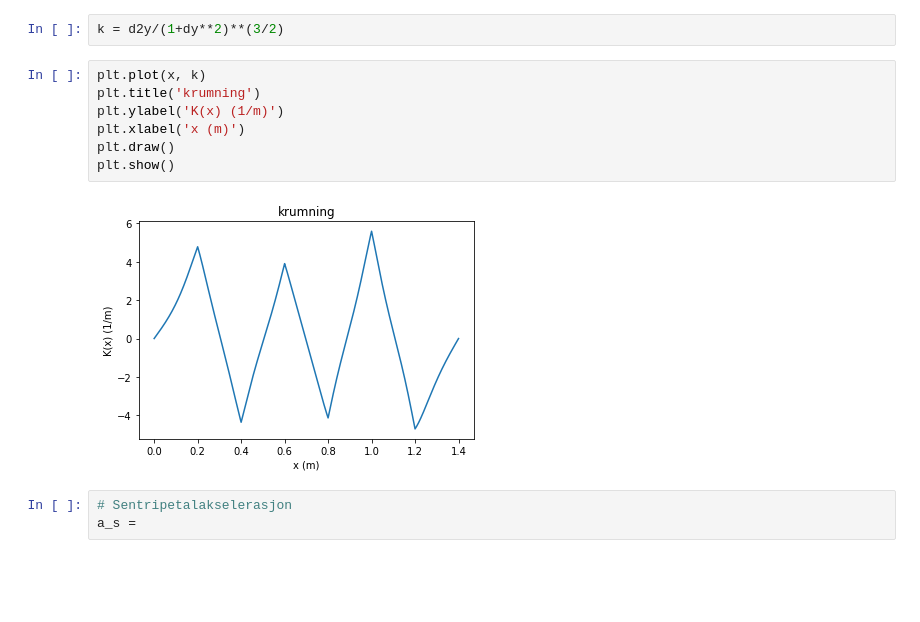
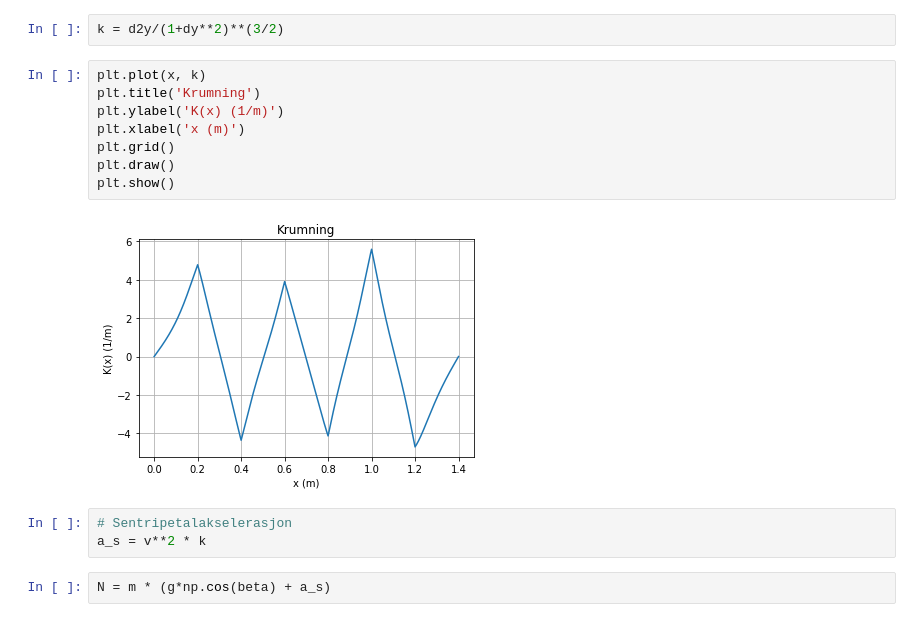
Before and after one commit to nerok/TFY4125-305-1, a Jupyter notebook: cubicspline.ipynb, the cells around one changed output. Cells and saved outputs as stored; diff of their text form; blank space fills up the shorter version.

```diff
--- a/cubicspline.ipynb
+++ b/cubicspline.ipynb
@@ -103,13 +112,16 @@ plot_speed(x, v)
 k = d2y/(1+dy**2)**(3/2)
 # %%
 plt.plot(x, k)
-plt.title('krumning')
+plt.title('Krumning')
 plt.ylabel('K(x) (1/m)')
 plt.xlabel('x (m)')
+plt.grid()
 plt.draw()
 plt.show()
 # %% [output]
-[figure, old version]
+[figure, new version]
 # %%
 # Sentripetalakselerasjon
-a_s =
+a_s = v**2 * k
+# %%
+N = m * (g*np.cos(beta) + a_s)
```
Also changed, not shown: parts of 5 cells of this notebook.
